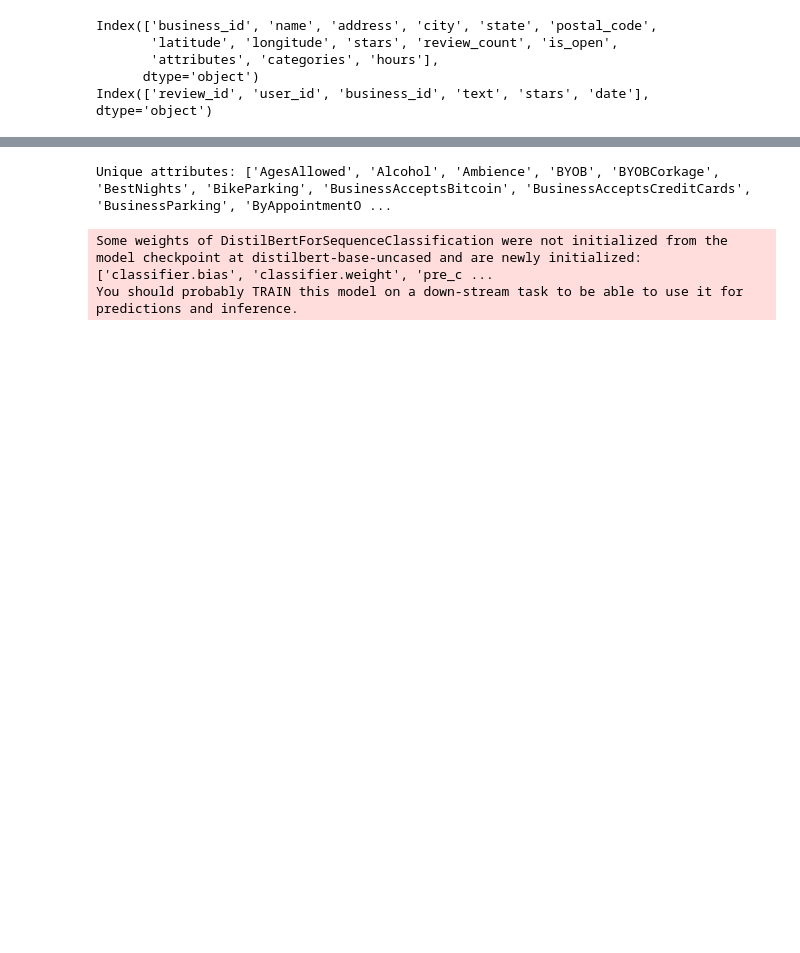
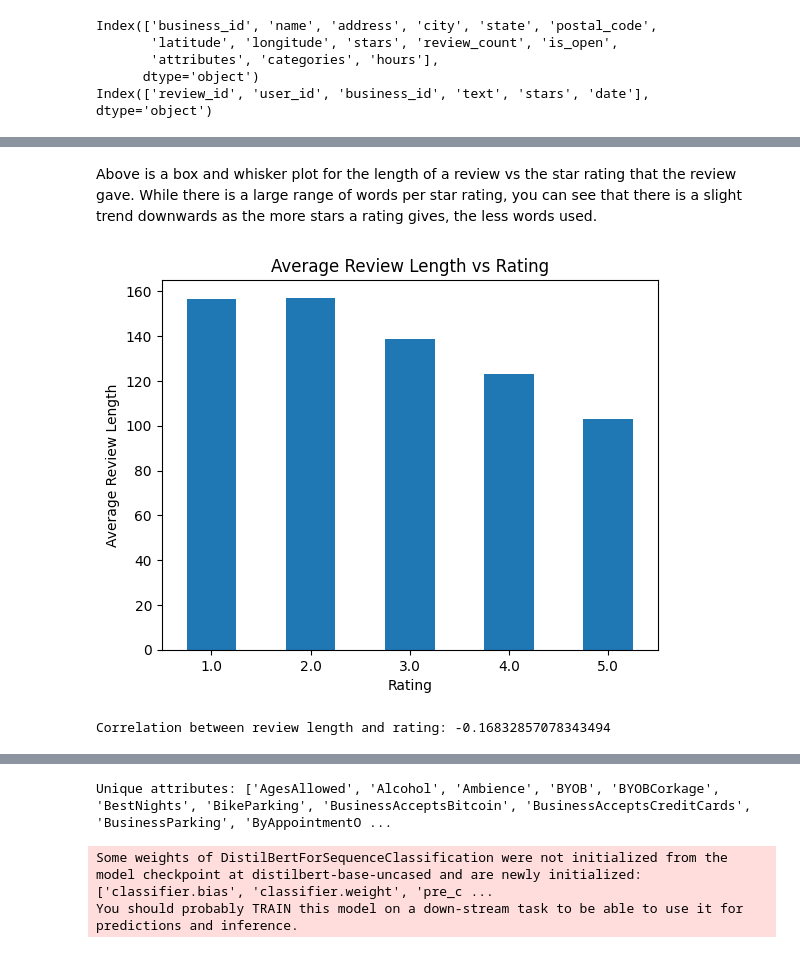
Before and after one commit to Nwbyyy/yelp-data-analysis, a Jupyter notebook: fin.ipynb, the cells around one changed output, grey strips where cells are left out. Saved outputs shown, nothing was run; the diff lists cells and outputs as text; code cells hidden in the pictures; blank space fills up the shorter version.

```diff
--- a/fin.ipynb
+++ b/fin.ipynb
@@ -31,0 +69,21 @@ Index(['review_id', 'user_id', 'business_id', 'text', 'stars', 'date'], dtype='o
+# %% [markdown]
+Above is a box and whisker plot for the length of a review vs the star rating that the review gave. While there is a large range of words per star rating, you can see that there is a slight trend downwards as the more stars a rating gives, the less words used.
+# %%
+# Get average review length for each star rating
+avg_length = review_df.groupby('stars')['review_length'].mean()
+
+# Display the bar graph for the review length and ratings
+plt.figure()
+avg_length.plot(kind='bar')
+plt.xlabel('Rating')
+plt.ylabel('Average Review Length')
+plt.title('Average Review Length vs Rating')
+plt.xticks(rotation=0)
+plt.show()
+
+# Print out the correlation between these variables to further see trends
+correlation = review_df['review_length'].corr(review_df['stars'])
+print("Correlation between review length and rating:", correlation)
+# %% [output]
+[figure, added]
+Correlation between review length and rating: -0.16832857078343494
```
Also changed, not shown: parts of 20 cells of this notebook.
